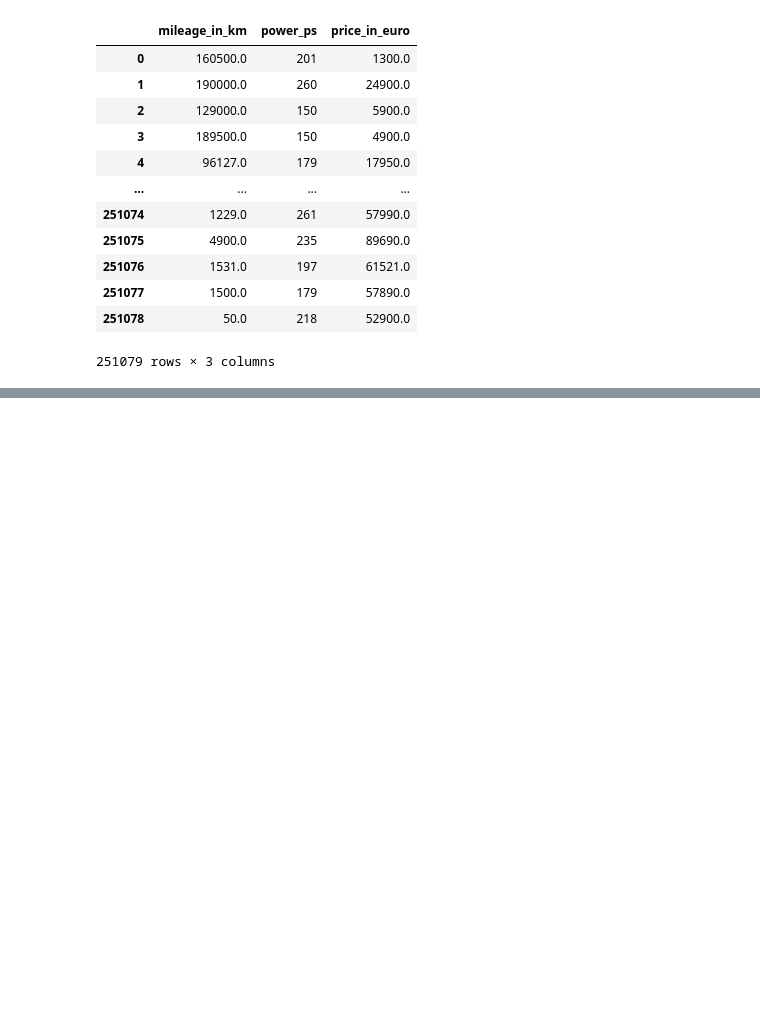
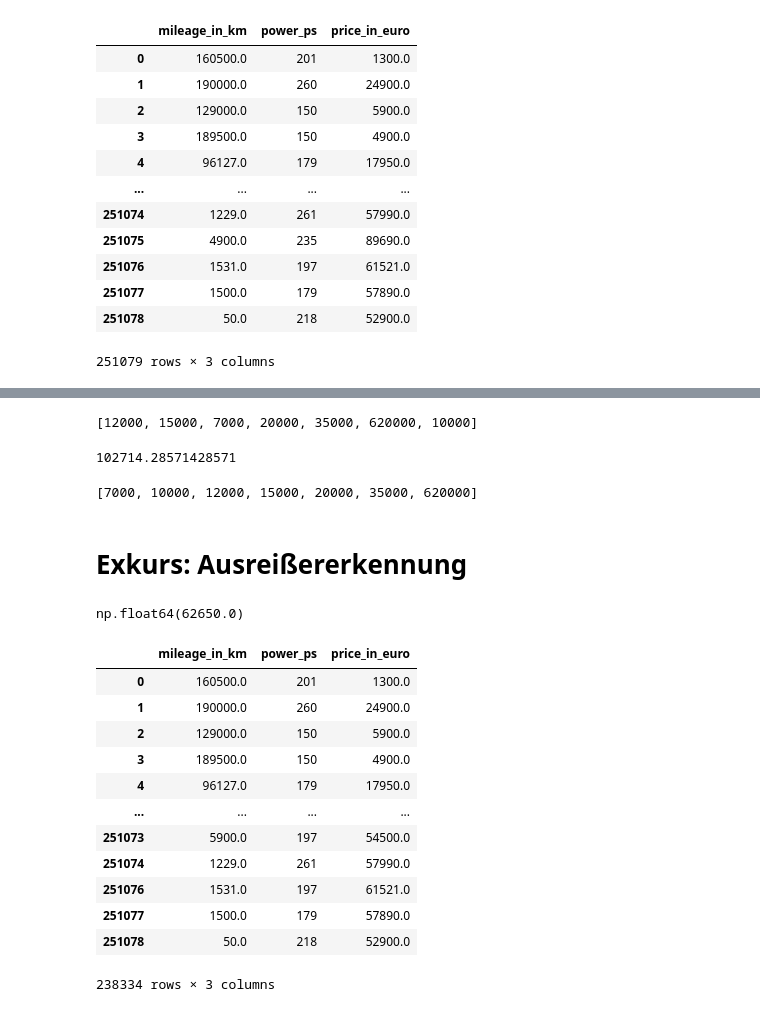
Before and after one commit to juebrauer/examples, a Jupyter notebook: 067_ws26_anwendungen_der_ki/03_ml_auf_realen_daten.ipynb, the cells around one changed output, grey strips where cells are left out. Cells and saved outputs as stored; diff of their text form; code cells hidden in the pictures; blank space fills up the shorter version.

```diff
--- a/067_ws26_anwendungen_der_ki/03_ml_auf_realen_daten.ipynb
+++ b/067_ws26_anwendungen_der_ki/03_ml_auf_realen_daten.ipynb
@@ -288,0 +338,34 @@ df_clean
+# %%
+daten
+# %% [output]
+[12000, 15000, 7000, 20000, 35000, 620000, 10000]
+# %%
+sum(daten) / 7
+# %% [output]
+102714.28571428571
+# %%
+sorted(daten)
+# %% [output]
+[7000, 10000, 12000, 15000, 20000, 35000, 620000]
+# %% [markdown]
+# Exkurs: Ausreißererkennung
+# %%
+df_clean["price_in_euro"].quantile(0.95)
+# %% [output]
+np.float64(62650.0)
+# %%
+df_clean.query("price_in_euro < 62650")
+# %% [output]
+|  | mileage_in_km | power_ps | price_in_euro |
+| 0 | 160500.0 | 201 | 1300.0 |
+| 1 | 190000.0 | 260 | 24900.0 |
+| 2 | 129000.0 | 150 | 5900.0 |
+| 3 | 189500.0 | 150 | 4900.0 |
+| 4 | 96127.0 | 179 | 17950.0 |
+| ... | ... | ... | ... |
+| 251073 | 5900.0 | 197 | 54500.0 |
+| 251074 | 1229.0 | 261 | 57990.0 |
+| 251076 | 1531.0 | 197 | 61521.0 |
+| 251077 | 1500.0 | 179 | 57890.0 |
+| 251078 | 50.0 | 218 | 52900.0 |
+238334 rows × 3 columns
```
Also changed, not shown: parts of 47 cells of this notebook.
